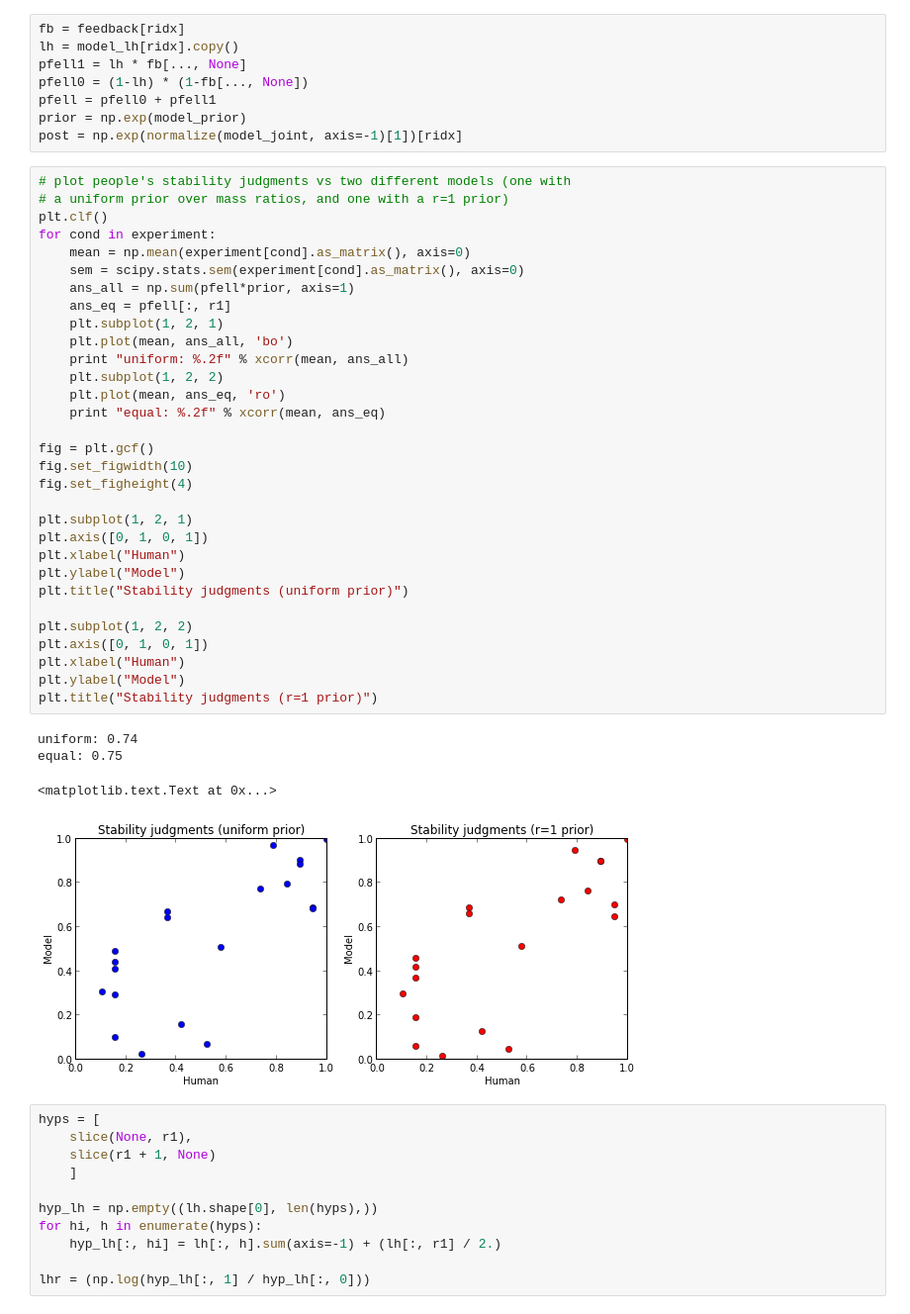
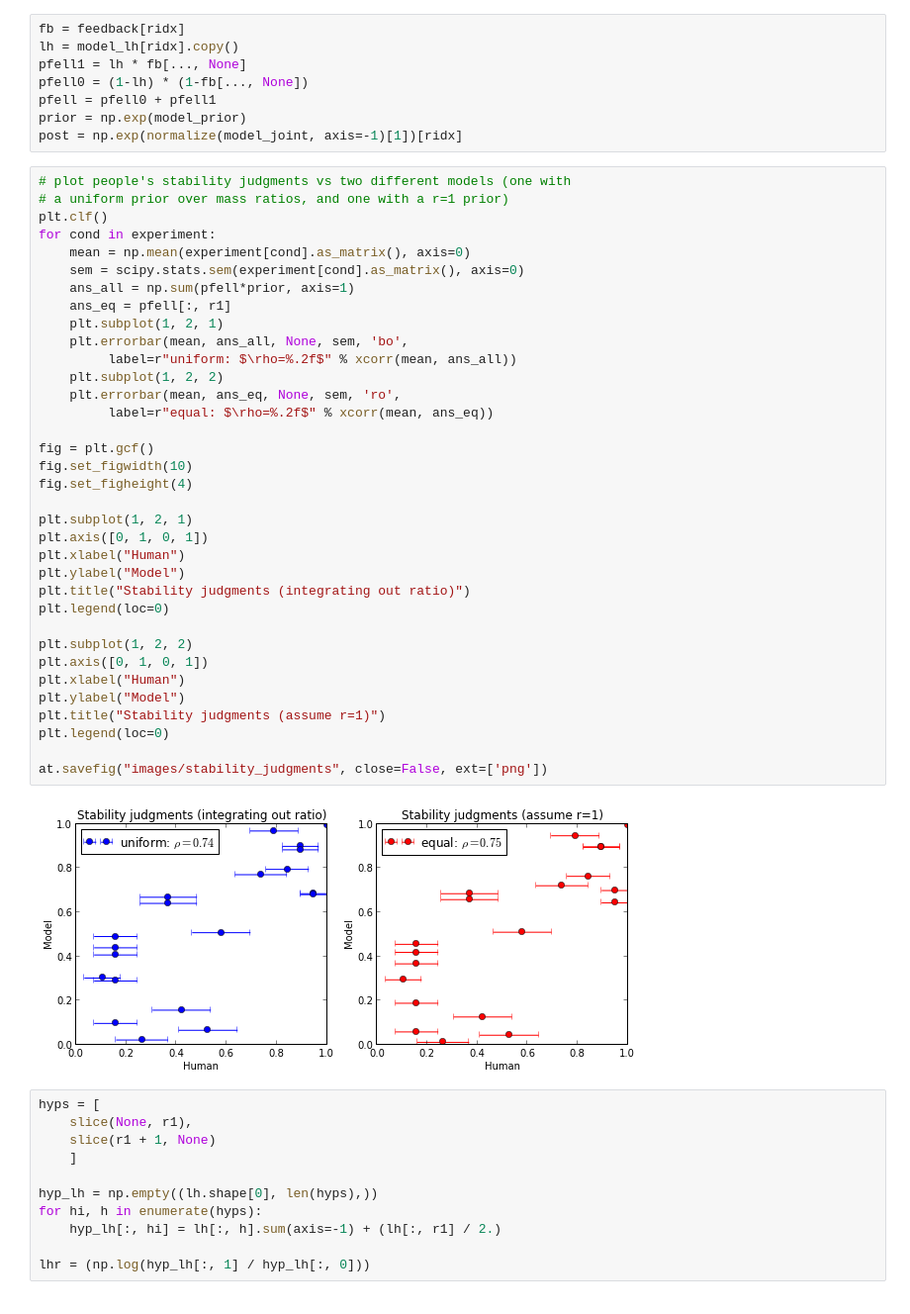
Before and after one commit to berkeley-cocosci/mass-inference, a Jupyter notebook: analysis/analyze-oneshot-inference.ipynb, the cells around one changed output. Shown: that part at 99% size. Drawn from its saved outputs; the diff is of its cells as text.

Commit message:
Make plots a little nicer

```diff
--- a/analysis/analyze-oneshot-inference.ipynb
+++ b/analysis/analyze-oneshot-inference.ipynb
@@ -96,39 +96,40 @@ post = np.exp(normalize(model_joint, axis=-1)[1])[ridx]
 # %%
 # plot people's stability judgments vs two different models (one with
 # a uniform prior over mass ratios, and one with a r=1 prior)
 plt.clf()
 for cond in experiment:
     mean = np.mean(experiment[cond].as_matrix(), axis=0)
     sem = scipy.stats.sem(experiment[cond].as_matrix(), axis=0)
     ans_all = np.sum(pfell*prior, axis=1)
     ans_eq = pfell[:, r1]
     plt.subplot(1, 2, 1)
-    plt.plot(mean, ans_all, 'bo')
-    print "uniform: %.2f" % xcorr(mean, ans_all)
+    plt.errorbar(mean, ans_all, None, sem, 'bo',
+		 label=r"uniform: $\rho=%.2f$" % xcorr(mean, ans_all))
     plt.subplot(1, 2, 2)
-    plt.plot(mean, ans_eq, 'ro')
-    print "equal: %.2f" % xcorr(mean, ans_eq)
+    plt.errorbar(mean, ans_eq, None, sem, 'ro',
+		 label=r"equal: $\rho=%.2f$" % xcorr(mean, ans_eq))
 
 fig = plt.gcf()
 fig.set_figwidth(10)
 fig.set_figheight(4)
 
 plt.subplot(1, 2, 1)
 plt.axis([0, 1, 0, 1])
 plt.xlabel("Human")
 plt.ylabel("Model")
-plt.title("Stability judgments (uniform prior)")
+plt.title("Stability judgments (integrating out ratio)")
+plt.legend(loc=0)
 
 plt.subplot(1, 2, 2)
 plt.axis([0, 1, 0, 1])
 plt.xlabel("Human")
 plt.ylabel("Model")
-plt.title("Stability judgments (r=1 prior)")
+plt.title("Stability judgments (assume r=1)")
+plt.legend(loc=0)
+
+at.savefig("images/stability_judgments", close=False, ext=['png'])
 # %% [output]
-uniform: 0.74
-equal: 0.75
-<matplotlib.text.Text at 0x...>
-[figure, old version]
+[figure, new version]
 # %%
 hyps = [
     slice(None, r1),
```
Also changed, not shown: parts of 1 cell of this notebook.
